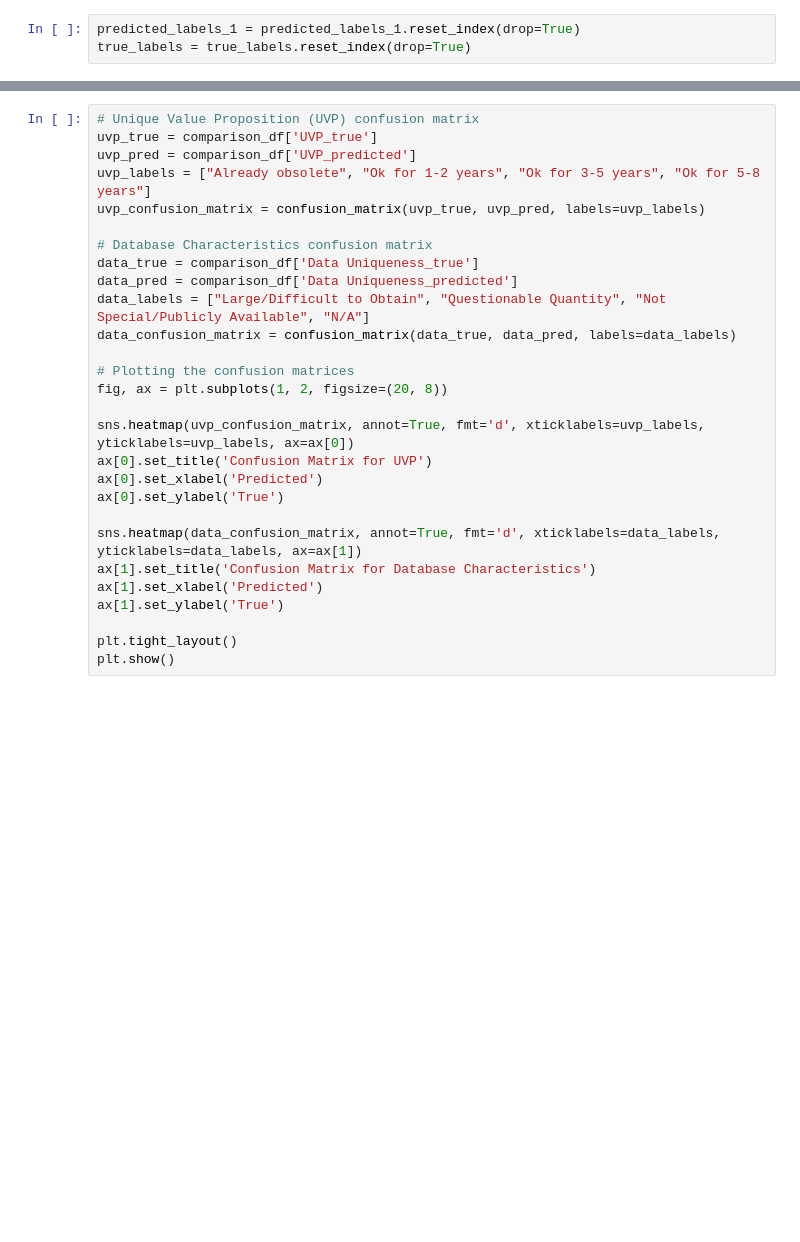
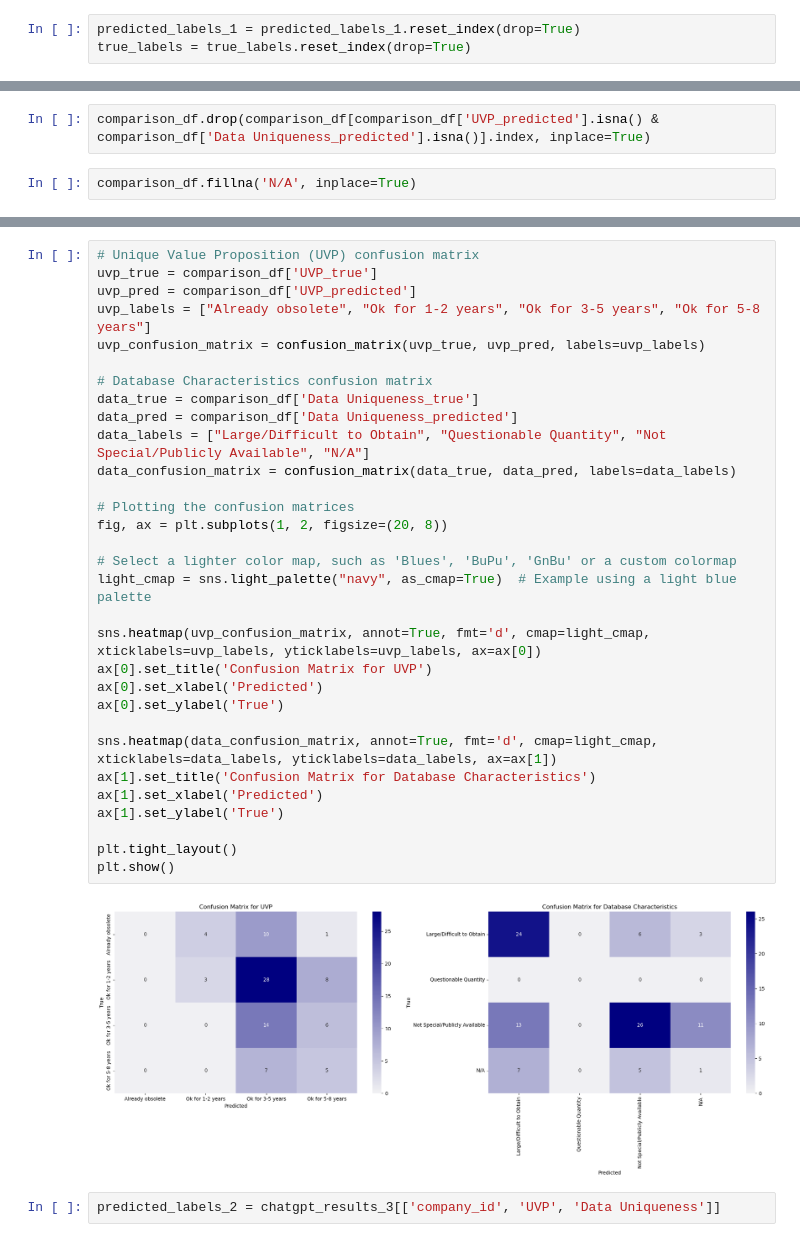
Before and after one commit to nilanshadargan/masters_thesis, a Jupyter notebook: chatgpt_results.ipynb, the cells around one changed output, grey strips where cells are left out. Saved outputs shown, nothing was run; the diff lists cells and outputs as text; blank space fills up the shorter version.

```diff
--- a/chatgpt_results.ipynb
+++ b/chatgpt_results.ipynb
@@ -94,0 +91,4 @@ comparison_df
+# %%
+comparison_df.drop(comparison_df[comparison_df['UVP_predicted'].isna() & comparison_df['Data Uniqueness_predicted'].isna()].index, inplace=True)
+# %%
+comparison_df.fillna('N/A', inplace=True)
@@ -95,28 +104,35 @@ comparison_df
 # %%
 # Unique Value Proposition (UVP) confusion matrix
 uvp_true = comparison_df['UVP_true']
 uvp_pred = comparison_df['UVP_predicted']
 uvp_labels = ["Already obsolete", "Ok for 1-2 years", "Ok for 3-5 years", "Ok for 5-8 years"]
 uvp_confusion_matrix = confusion_matrix(uvp_true, uvp_pred, labels=uvp_labels)
 
 # Database Characteristics confusion matrix
 data_true = comparison_df['Data Uniqueness_true']
 data_pred = comparison_df['Data Uniqueness_predicted']
 data_labels = ["Large/Difficult to Obtain", "Questionable Quantity", "Not Special/Publicly Available", "N/A"]
 data_confusion_matrix = confusion_matrix(data_true, data_pred, labels=data_labels)
 
 # Plotting the confusion matrices
 fig, ax = plt.subplots(1, 2, figsize=(20, 8))
 
-sns.heatmap(uvp_confusion_matrix, annot=True, fmt='d', xticklabels=uvp_labels, yticklabels=uvp_labels, ax=ax[0])
+# Select a lighter color map, such as 'Blues', 'BuPu', 'GnBu' or a custom colormap
+light_cmap = sns.light_palette("navy", as_cmap=True)  # Example using a light blue palette
+
+sns.heatmap(uvp_confusion_matrix, annot=True, fmt='d', cmap=light_cmap, xticklabels=uvp_labels, yticklabels=uvp_labels, ax=ax[0])
 ax[0].set_title('Confusion Matrix for UVP')
 ax[0].set_xlabel('Predicted')
 ax[0].set_ylabel('True')
 
-sns.heatmap(data_confusion_matrix, annot=True, fmt='d', xticklabels=data_labels, yticklabels=data_labels, ax=ax[1])
+sns.heatmap(data_confusion_matrix, annot=True, fmt='d', cmap=light_cmap, xticklabels=data_labels, yticklabels=data_labels, ax=ax[1])
 ax[1].set_title('Confusion Matrix for Database Characteristics')
 ax[1].set_xlabel('Predicted')
 ax[1].set_ylabel('True')
 
 plt.tight_layout()
 plt.show()
+# %% [output]
+[figure, added]
+# %%
+predicted_labels_2 = chatgpt_results_3[['company_id', 'UVP', 'Data Uniqueness']]
```
Also changed, not shown: parts of 12 cells of this notebook.
